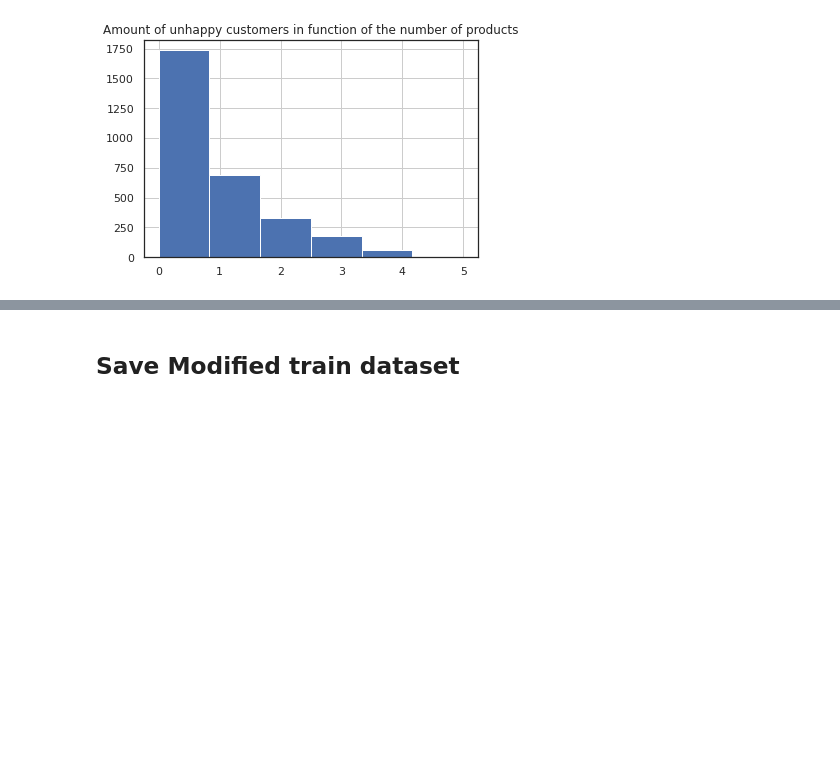
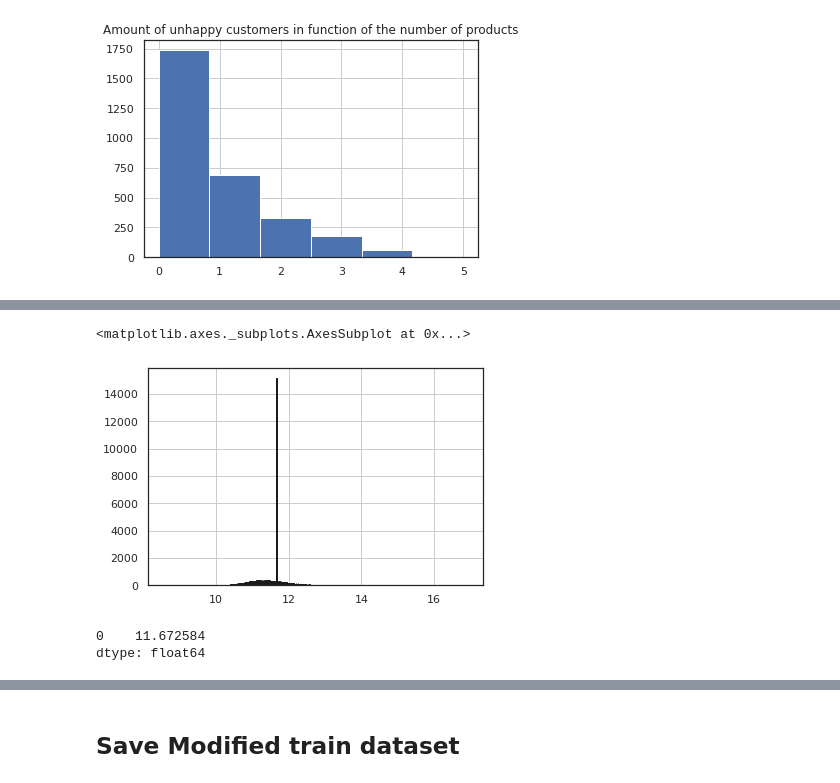
Before and after one commit to ralsouza/predicting_santander_customer_satisfaction, a Jupyter notebook: notebooks/01_predicting_santander_customer_satisfaction.ipynb, the cells around one changed output, grey strips where cells are left out. Drawn from its saved outputs; the diff is of its cells as text; code cells hidden in the pictures; blank space fills up the shorter version.

```diff
--- a/notebooks/01_predicting_santander_customer_satisfaction.ipynb
+++ b/notebooks/01_predicting_santander_customer_satisfaction.ipynb
@@ -276,0 +319,13 @@ dmi3kno says that var38 is value of the customer: https://www.kaggle.com/cast42/
+# %%
+# Apply log normalization in each value in var38
+# https://campus.datacamp.com/courses/preprocessing-for-machine-learning-in-python/standardizing-data?ex=4
+train3.toPandas().var38.map(np.log).hist(bins=1000,ec='k')
+# %% [output]
+<matplotlib.axes._subplots.AxesSubplot at 0x...>
+[figure, added]
+# %%
+# Where is the spike between 11 and 12  in the log plot?
+train3.toPandas().var38.map(np.log).mode()
+# %% [output]
+0    11.672584
+dtype: float64
```
Also changed, not shown: parts of 16 cells of this notebook.
